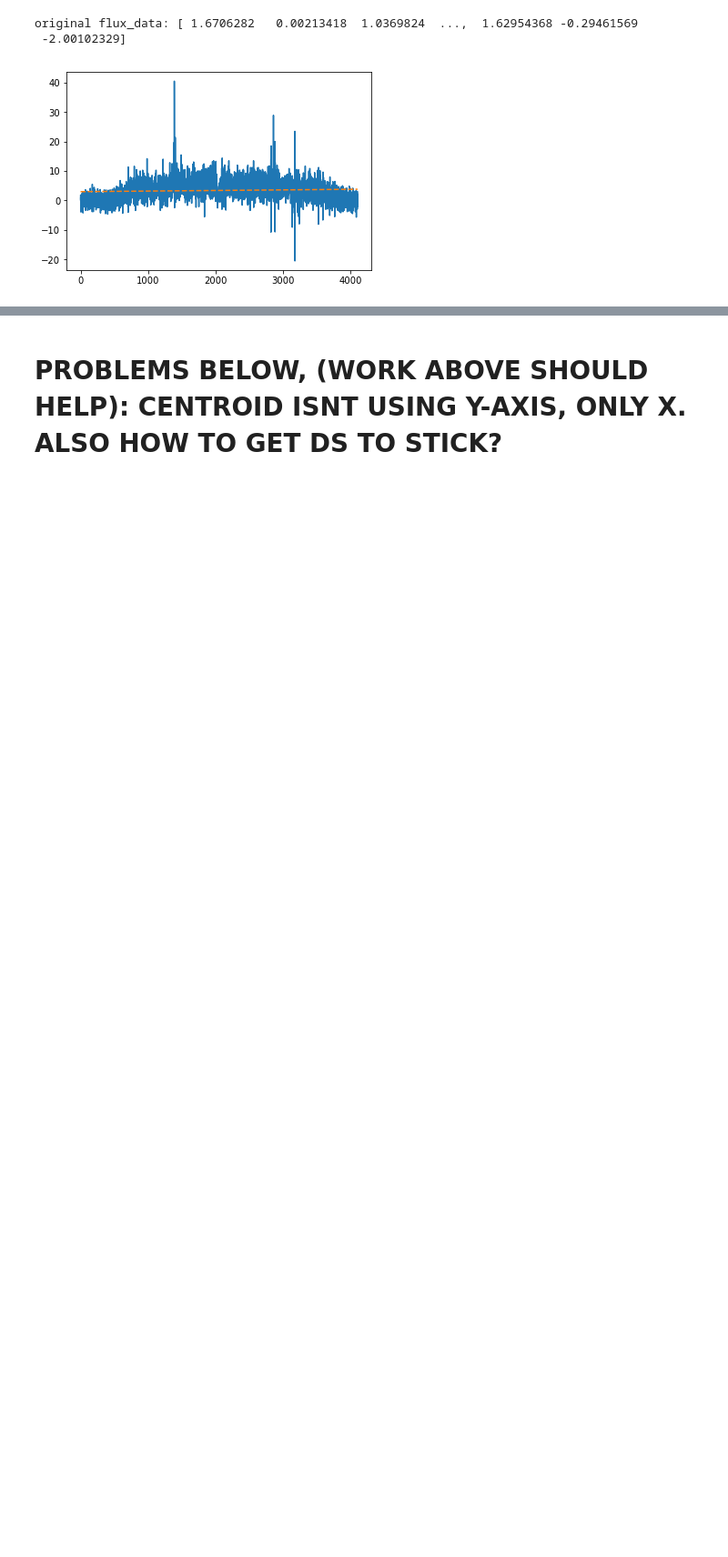
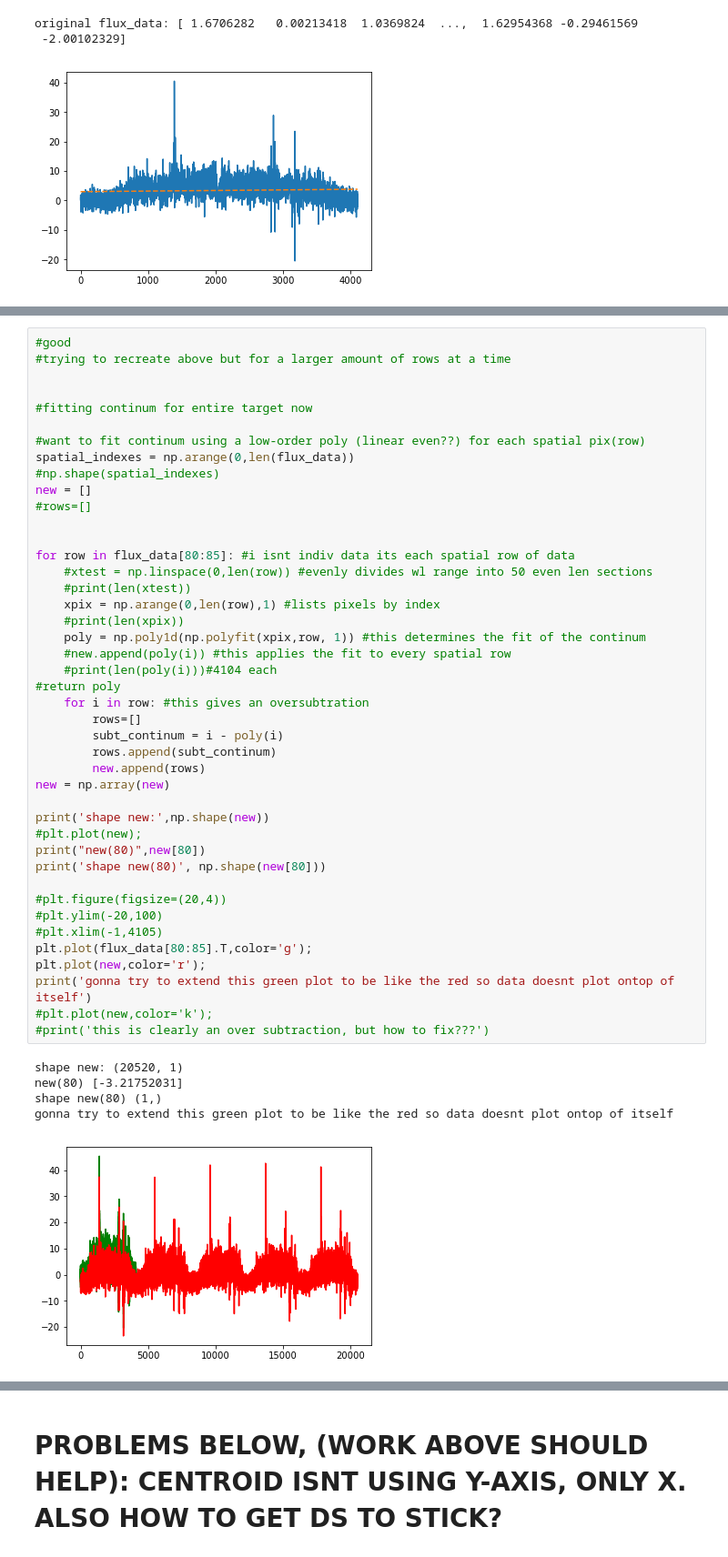
Before and after one commit to deerow22/data_reduction_scrap, a Jupyter notebook: Rotation Curve for Catch 22.ipynb, the cells around one changed output, grey strips where cells are left out. Shown at 91% size. Drawn from its saved outputs; the diff is of its cells as text; blank space fills up the shorter version.

```diff
--- a/Rotation Curve for Catch 22.ipynb
+++ b/Rotation Curve for Catch 22.ipynb
@@ -641,0 +684,49 @@ this is clearly an over subtraction, but how to fix???
+# %%
+#good
+#trying to recreate above but for a larger amount of rows at a time
+
+
+#fitting continum for entire target now
+
+#want to fit continum using a low-order poly (linear even??) for each spatial pix(row)
+spatial_indexes = np.arange(0,len(flux_data))
+#np.shape(spatial_indexes)
+new = []
+#rows=[]
+
+
+for row in flux_data[80:85]: #i isnt indiv data its each spatial row of data
+    #xtest = np.linspace(0,len(row)) #evenly divides wl range into 50 even len sections
+    #print(len(xtest))
+    xpix = np.arange(0,len(row),1) #lists pixels by index
+    #print(len(xpix))
+    poly = np.poly1d(np.polyfit(xpix,row, 1)) #this determines the fit of the continum
+    #new.append(poly(i)) #this applies the fit to every spatial row
+    #print(len(poly(i)))#4104 each
+#return poly
+    for i in row: #this gives an oversubtration
+        rows=[]
+        subt_continum = i - poly(i)
+        rows.append(subt_continum)
+        new.append(rows)
+new = np.array(new)
+
+print('shape new:',np.shape(new))
+#plt.plot(new);
+print("new(80)",new[80])
+print('shape new(80)', np.shape(new[80]))
+
+#plt.figure(figsize=(20,4))
+#plt.ylim(-20,100)
+#plt.xlim(-1,4105)
+plt.plot(flux_data[80:85].T,color='g');
+plt.plot(new,color='r');
+print('gonna try to extend this green plot to be like the red so data doesnt plot ontop of itself')
+#plt.plot(new,color='k');
+#print('this is clearly an over subtraction, but how to fix???')
+# %% [output]
+shape new: (20520, 1)
+new(80) [-3.21752031]
+shape new(80) (1,)
+gonna try to extend this green plot to be like the red so data doesnt plot ontop of itself
+[figure, added]
```
Also changed, not shown: parts of 17 cells of this notebook.
